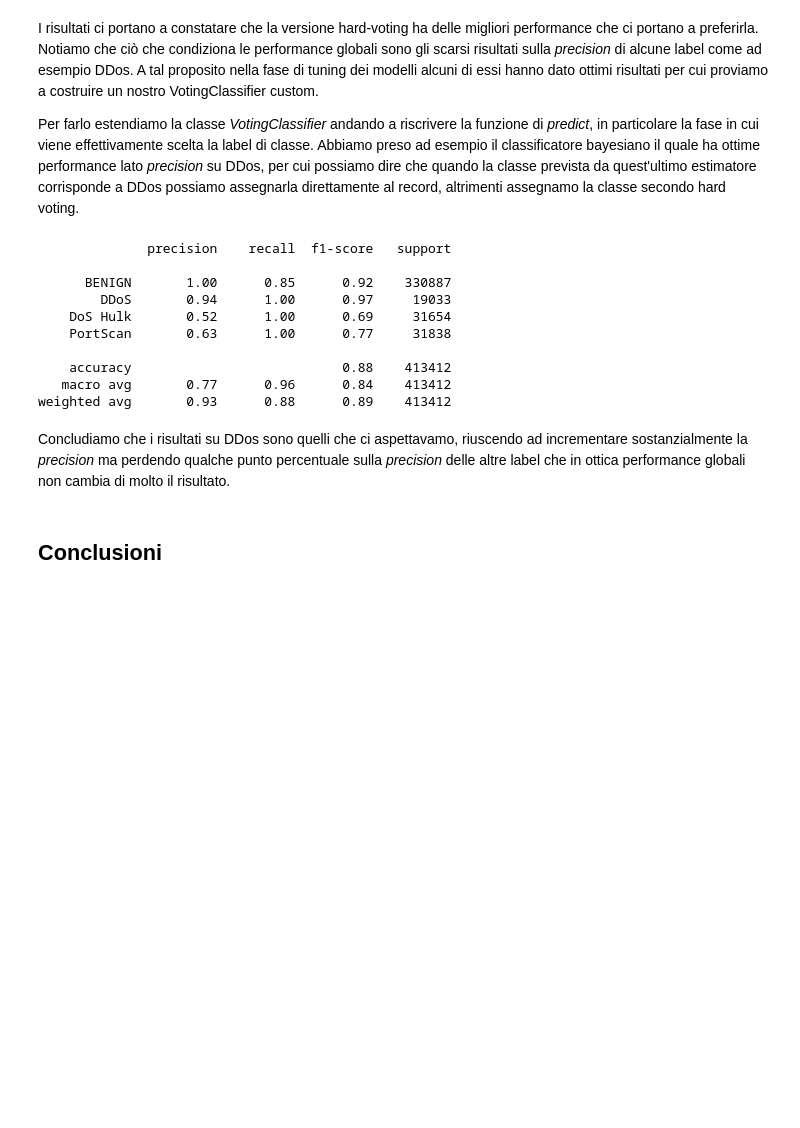
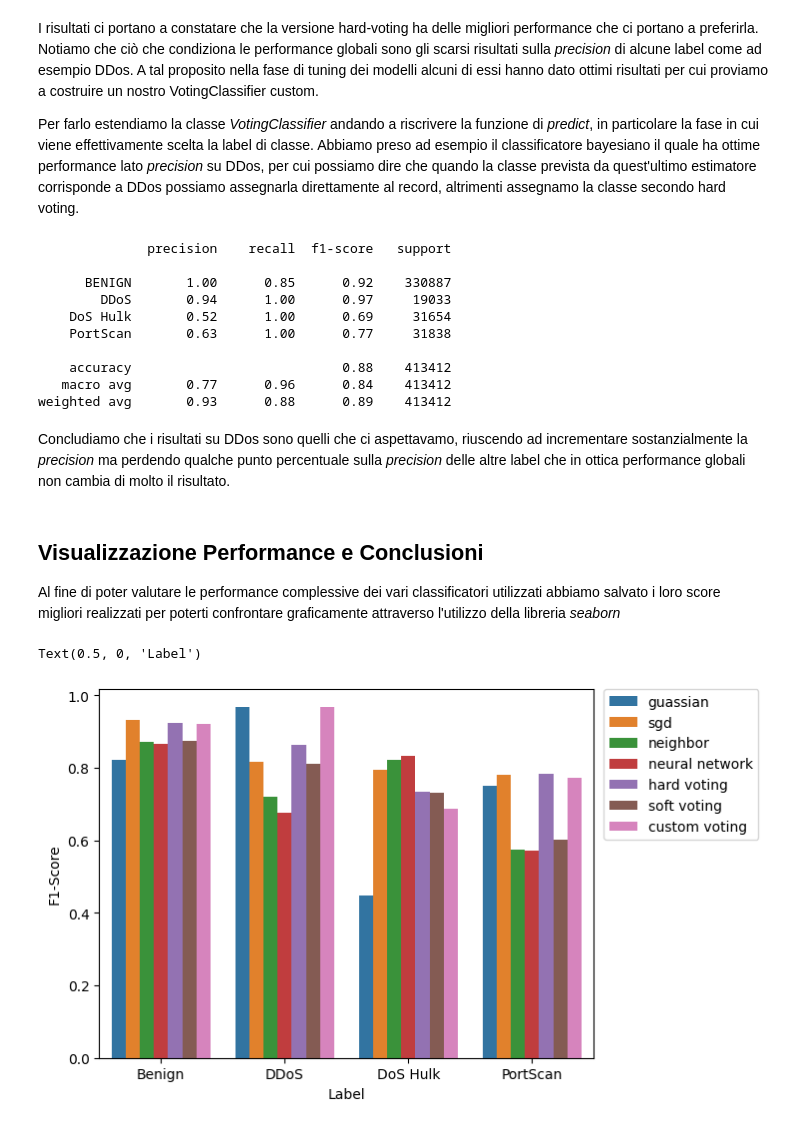
Before and after one commit to rot13-git/Dm-Project, a Jupyter notebook: fork-of-test-2017.ipynb, the cells around one changed output. Cells and saved outputs as stored; diff of their text form; code cells hidden in the pictures; blank space fills up the shorter version.

```diff
--- a/fork-of-test-2017.ipynb
+++ b/fork-of-test-2017.ipynb
@@ -1119,6 +1129,9 @@ print(classification_report(y_test,y_pred))
     accuracy                           0.81    413412
    macro avg       0.66      0.94      0.74    413412
 weighted avg       0.91      0.81      0.83    413412
+# %%
+neural_score = classification_report(y_test,y_pred,output_dict=True)
+score.append(['neural network',neural_score['BENIGN']['f1-score'],neural_score['DDoS']['f1-score'],neural_score['DoS Hulk']['f1-score'],neural_score['PortScan']['f1-score'],neural_score['macro avg']['f1-score']])
 # %% [markdown]
 Notiamo un leggero miglioramento nell'utilizzo di questo numero di neuoroni per cui siamo soddisfatti dei risultati ottenuti, i quali potrebbero essere migliorati ulteriormente avendo a disposizione ulteriore potenza di calcolo.
 # %% [markdown]
@@ -1162,6 +1175,9 @@ print(classification_report(y_test,y_pred))
     accuracy                           0.89    413412
    macro avg       0.75      0.96      0.83    413412
 weighted avg       0.93      0.89      0.90    413412
+# %%
+voting_hard_score = classification_report(y_test,y_pred,output_dict=True)
+score.append(['hard voting',voting_hard_score['BENIGN']['f1-score'],voting_hard_score['DDoS']['f1-score'],voting_hard_score['DoS Hulk']['f1-score'],voting_hard_score['PortScan']['f1-score'],voting_hard_score['macro avg']['f1-score']])
 # %% [markdown]
 I risultati ottenuti sono ottimi ed in linea con i risultati di SGD, il migliore algoritmo trainato.
 
@@ -1212,6 +1228,9 @@ print(classification_report(y_test,y_pred))
     accuracy                           0.82    413412
    macro avg       0.67      0.94      0.75    413412
 weighted avg       0.91      0.82      0.84    413412
+# %%
+voting_soft_score = classification_report(y_test,y_pred,output_dict=True)
+score.append(['soft voting',voting_soft_score['BENIGN']['f1-score'],voting_soft_score['DDoS']['f1-score'],voting_soft_score['DoS Hulk']['f1-score'],voting_soft_score['PortScan']['f1-score'],voting_soft_score['macro avg']['f1-score']])
 # %% [markdown]
 I risultati ci portano a constatare che la versione hard-voting ha delle migliori performance che ci portano a preferirla. Notiamo che ciò che condiziona le performance globali sono gli scarsi risultati sulla *precision* di alcune label come ad esempio DDos. A tal proposito nella fase di tuning dei modelli alcuni di essi hanno dato ottimi risultati per cui proviamo a costruire un nostro VotingClassifier custom.
 
@@ -1257,7 +1276,25 @@ print(classification_report(y_test,y_pred))
     accuracy                           0.88    413412
    macro avg       0.77      0.96      0.84    413412
 weighted avg       0.93      0.88      0.89    413412
+# %%
+voting_custom_score = classification_report(y_test,y_pred,output_dict=True)
+score.append(['custom voting',voting_custom_score['BENIGN']['f1-score'],voting_custom_score['DDoS']['f1-score'],voting_custom_score['DoS Hulk']['f1-score'],voting_custom_score['PortScan']['f1-score'],voting_custom_score['macro avg']['f1-score']])
 # %% [markdown]
 Concludiamo che i risultati su DDos sono quelli che ci aspettavamo, riuscendo ad incrementare sostanzialmente la *precision* ma perdendo qualche punto percentuale sulla *precision* delle altre label che in ottica performance globali non cambia di molto il risultato.
 # %% [markdown]
-## Conclusioni
+## Visualizzazione Performance e Conclusioni
+Al fine di poter valutare le performance complessive dei vari classificatori utilizzati abbiamo salvato i loro score migliori realizzati per poterti confrontare graficamente attraverso l'utilizzo della libreria *seaborn*
+# %%
+import seaborn as sns
+
+score = pd.DataFrame(score,columns=['Classifier','Benign','DDoS','DoS Hulk','PortScan','F1_score'])
+
+metrics_classes = pd.melt(score, id_vars=['Classifier'], value_vars=['Benign','DDoS','DoS Hulk','PortScan'])
+#group.head()
+sns.barplot(data=metrics_classes,x='variable',y='value',hue="Classifier")
+plt.legend(bbox_to_anchor=(1.02, 1), loc='upper left', borderaxespad=0)
+plt.ylabel('F1-Score')
+plt.xlabel('Label')
+# %% [output]
+Text(0.5, 0, 'Label')
+[figure, added]
```
Also changed, not shown: parts of 23 cells of this notebook.
